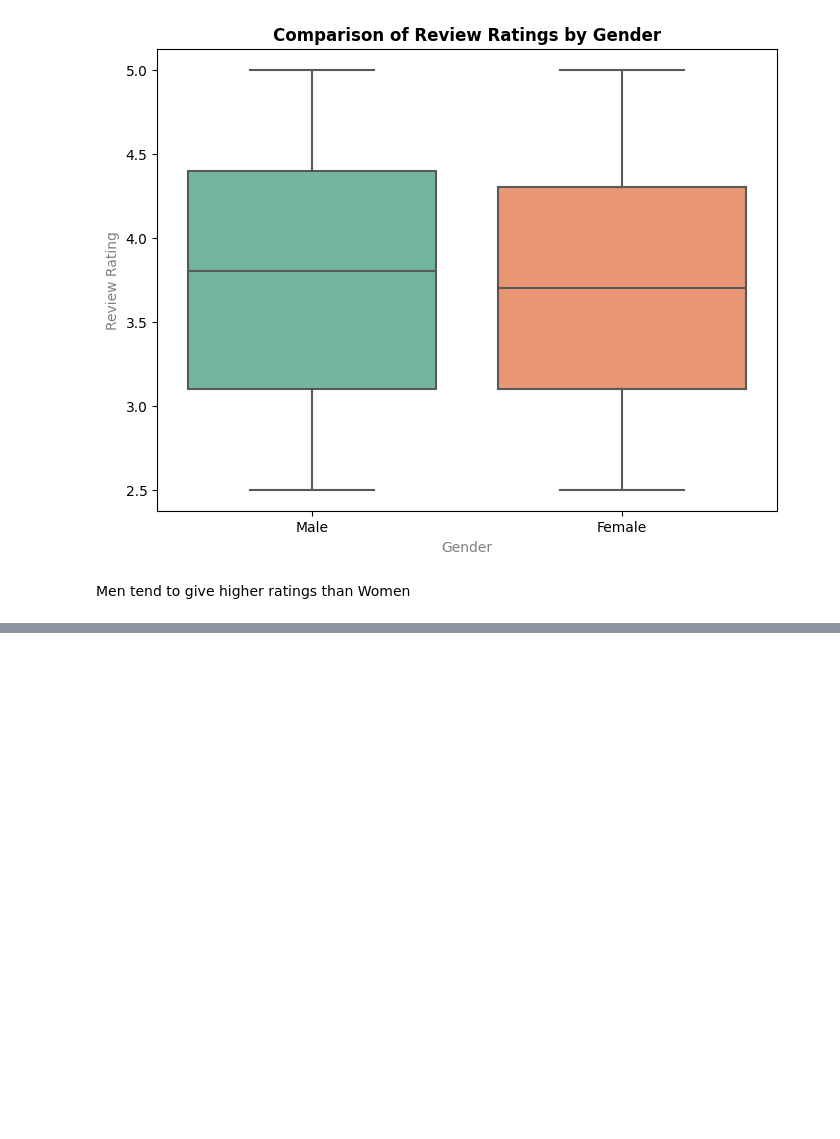
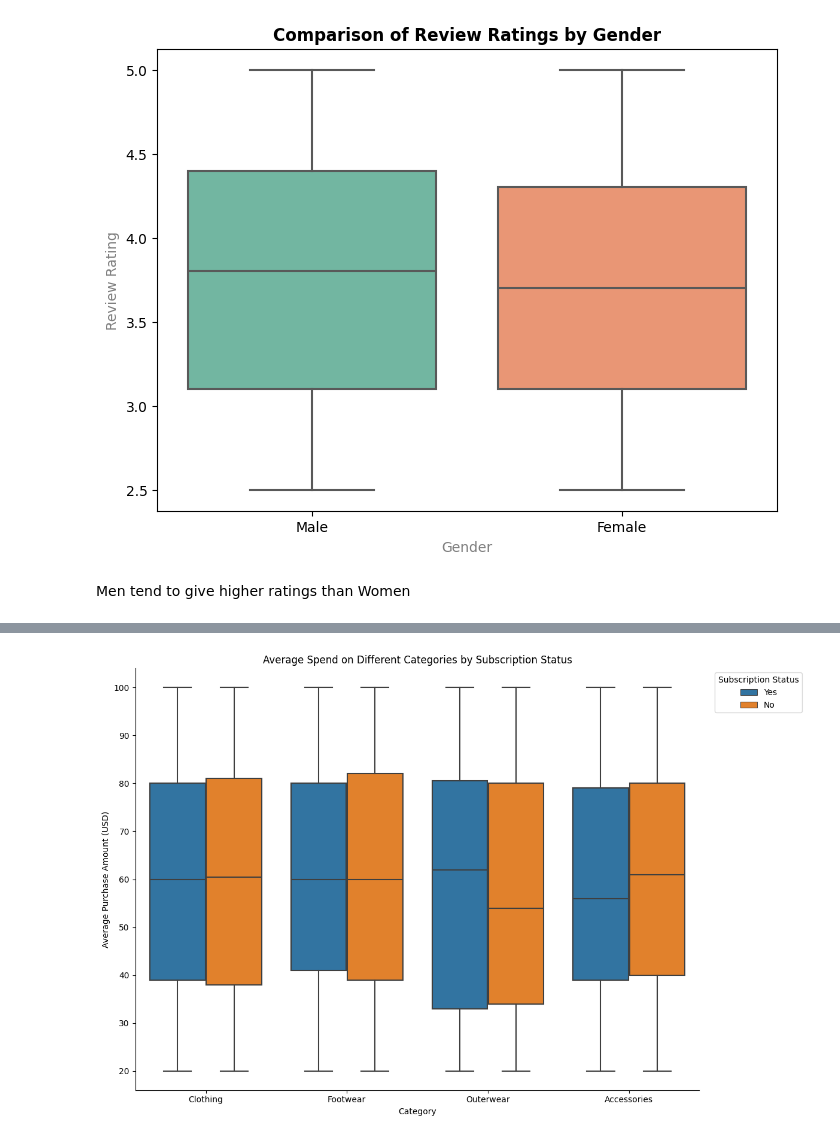
Before and after one commit to Murega14/customer_shopping_trends, a Jupyter notebook: index.ipynb, the cells around one changed output, grey strips where cells are left out. Drawn from its saved outputs; the diff is of its cells as text; code cells hidden in the pictures; blank space fills up the shorter version.

```diff
--- a/index.ipynb
+++ b/index.ipynb
@@ -300,0 +311,19 @@ Men tend to give higher ratings than Women
+# %%
+# Calculate the average spend for each category based on subscription status
+avg_spend_by_category = df.groupby(['Category', 'Subscription Status'])['Purchase Amount (USD)'].mean().unstack()
+
+# Plotting boxplots for each category based on subscription status
+plt.figure(figsize=(12, 8))
+ax = sns.boxplot(x='Category', y='Purchase Amount (USD)', hue='Subscription Status', data=df)
+ax.spines['right'].set_visible(False)
+ax.spines['top'].set_visible(False)
+plt.title('Average Spend on Different Categories by Subscription Status')
+plt.xlabel('Category')
+plt.ylabel('Average Purchase Amount (USD)')
+plt.xticks(rotation=0)
+
+plt.legend(title='Subscription Status', bbox_to_anchor=(1.02, 1), loc='upper left')
+plt.tight_layout()
+plt.show()
+# %% [output]
+[figure, added]
```
Also changed, not shown: parts of 8 cells of this notebook, 1 other file.
